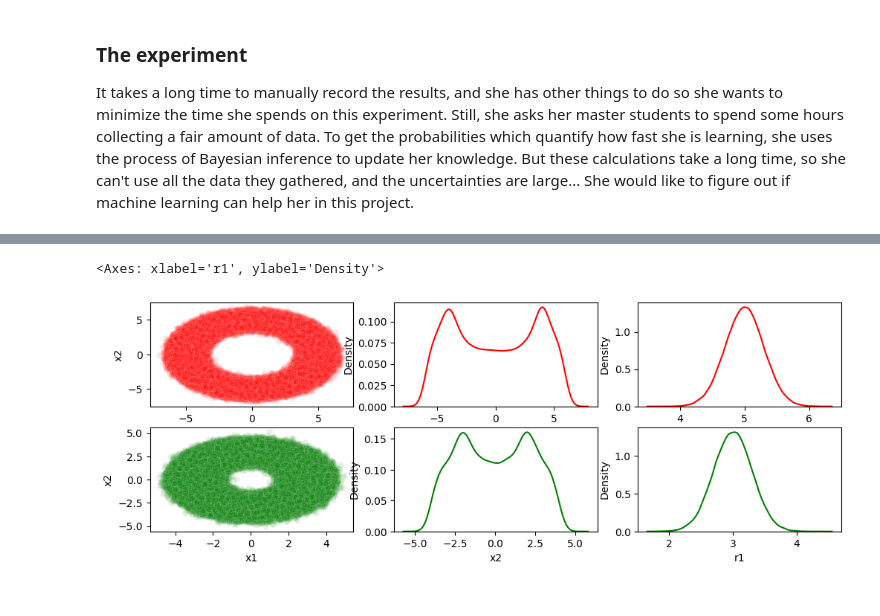
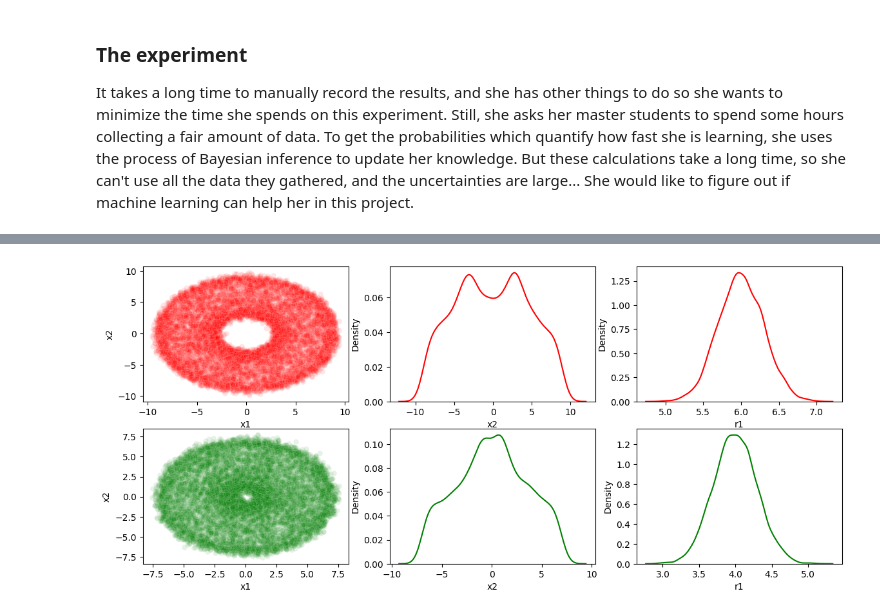
Before and after one commit to choisant/foundational-modeling, a Jupyter notebook: toy_experiment/data.ipynb, the cells around one changed output, grey strips where cells are left out. Drawn from its saved outputs; the diff is of its cells as text; code cells hidden in the pictures.

Commit message:
make data notebook much better

```diff
--- a/toy_experiment/data.ipynb
+++ b/toy_experiment/data.ipynb
@@ -51,4 +51,9 @@ def robot_arm(theta1, theta2, r1, r2):
     ya = r1*np.cos(theta1) + r2*np.cos(theta1 + theta2)
     yb = r1*np.sin(theta1) + r2*np.sin(theta1 + theta2)
     return ya, yb
+# %%
+# CONSTANTS
+R_1 = [6, 4]
+R_2 = 3
+rng = np.random.default_rng()
 # %%
@@ -205,11 +168,20 @@ for i, c in enumerate(["red", "green"]):
 # %%
-fig, ax = plt.subplots(nrows = 2, ncols = 3, figsize = (12, 4))
-sn.scatterplot(df[df["c"] == "red"], x="x1", y = "x2", c="red", alpha=0.1, ax=ax[0][0])
-sn.kdeplot(df[df["c"] == "red"], x="x2", c="red", ax=ax[0][1])
-sn.scatterplot(df[df["c"] == "green"], x="x1", y = "x2", c="green", alpha=0.1, ax=ax[1][0])
-sn.kdeplot(df[df["c"] == "green"], x="x2", c="green", ax=ax[1][1])
-sn.kdeplot(df[df["c"] == "red"], x="r1", c="red", ax=ax[0][2])
-sn.kdeplot(df[df["c"] == "green"], x="r1", c="green", ax=ax[1][2])
+def plot_data(df):
+
+    fig, ax = plt.subplots(nrows = 2, ncols = 3, figsize = (14, 6))
+
+    df_red = df[df["color"] == "red"]
+    sn.scatterplot(df_red, x="x1", y = "x2", c="red", alpha=0.1, ax=ax[0][0])
+    sn.kdeplot(df_red, x="x2", c="red", ax=ax[0][1])
+    sn.kdeplot(df_red, x="r1", c="red", ax=ax[0][2])
+
+    df_green = df[df["color"] == "green"]
+    sn.scatterplot(df_green, x="x1", y = "x2", c="green", alpha=0.1, ax=ax[1][0])
+    sn.kdeplot(df_green, x="x2", c="green", ax=ax[1][1])
+    sn.kdeplot(df_green, x="r1", c="green", ax=ax[1][2])
+
+    return fig, ax
+
+fig, ax = plot_data(df_many)
 # %% [output]
-<Axes: xlabel='r1', ylabel='Density'>
-[figure, old version]
+[figure, new version]
```
Also changed, not shown: parts of 15 cells of this notebook, 18 other files.
